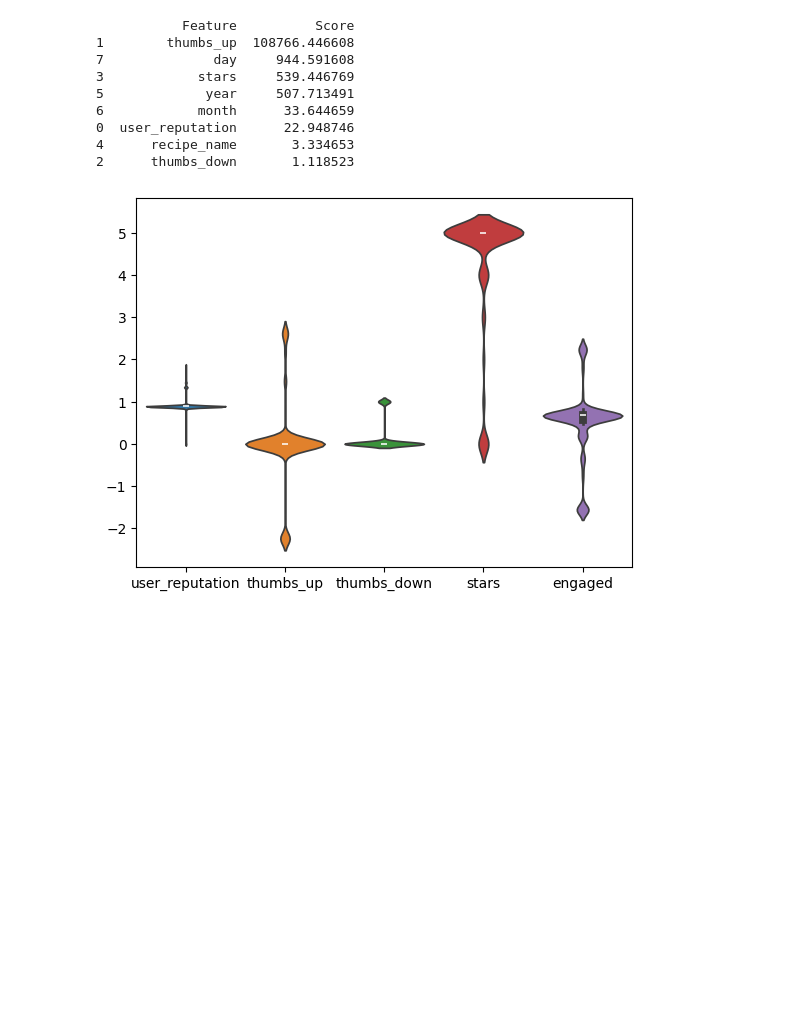
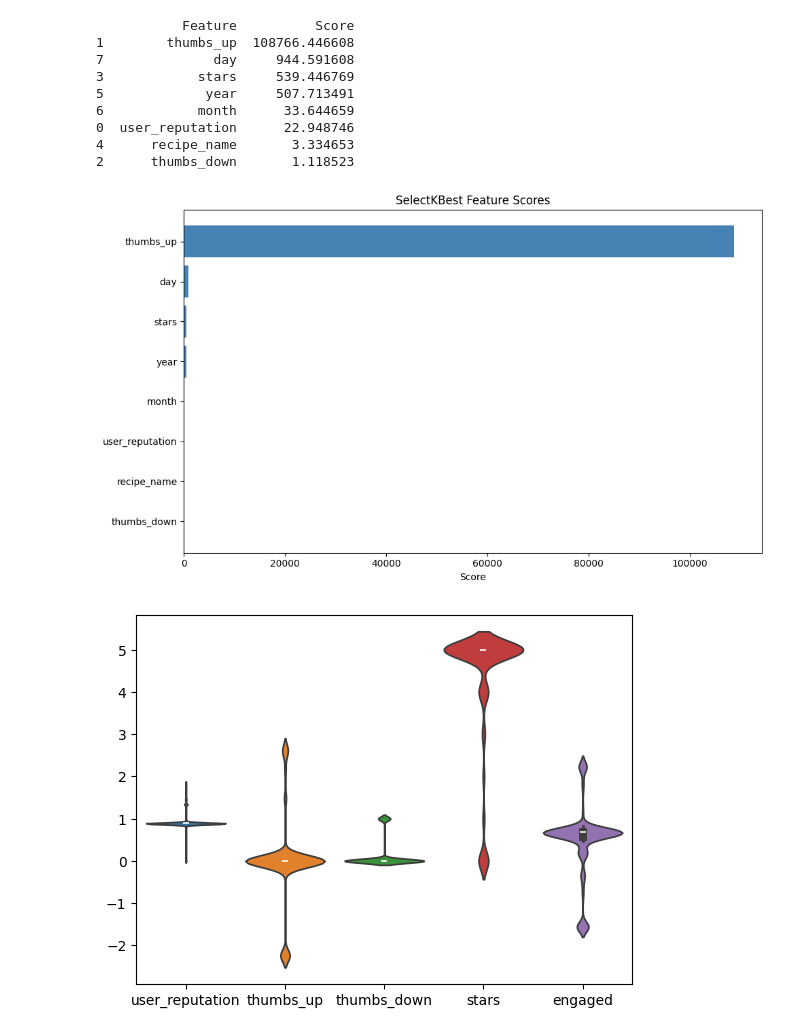
Before and after one commit to raziraz03/Final_ML, a Jupyter notebook: foodranking_entri_final.ipynb, the cells around one changed output. Cells and saved outputs as stored; diff of their text form; code cells hidden in the pictures; blank space fills up the shorter version.

```diff
--- a/foodranking_entri_final.ipynb
+++ b/foodranking_entri_final.ipynb
@@ -856,6 +856,25 @@ print(feature_scores)
 0  user_reputation      22.948746
 4      recipe_name       3.334653
 2      thumbs_down       1.118523
+# %%
+# Get scores and feature names
+scores = k_best.scores_
+features = X.columns
+
+# Create DataFrame
+feature_scores = pd.DataFrame({'Feature': features, 'Score': scores})
+feature_scores = feature_scores.sort_values(by='Score', ascending=False)
+
+# Plot
+plt.figure(figsize=(10, 6))
+plt.barh(feature_scores['Feature'], feature_scores['Score'], color='steelblue')
+plt.xlabel("Score")
+plt.title("SelectKBest Feature Scores")
+plt.gca().invert_yaxis()  # Highest score on top
+plt.tight_layout()
+plt.show()
+# %% [output]
+[figure, added]
 # %%
 sns.violinplot(data[datainteger])
 plt.figure(figsize=(40,10))
```
